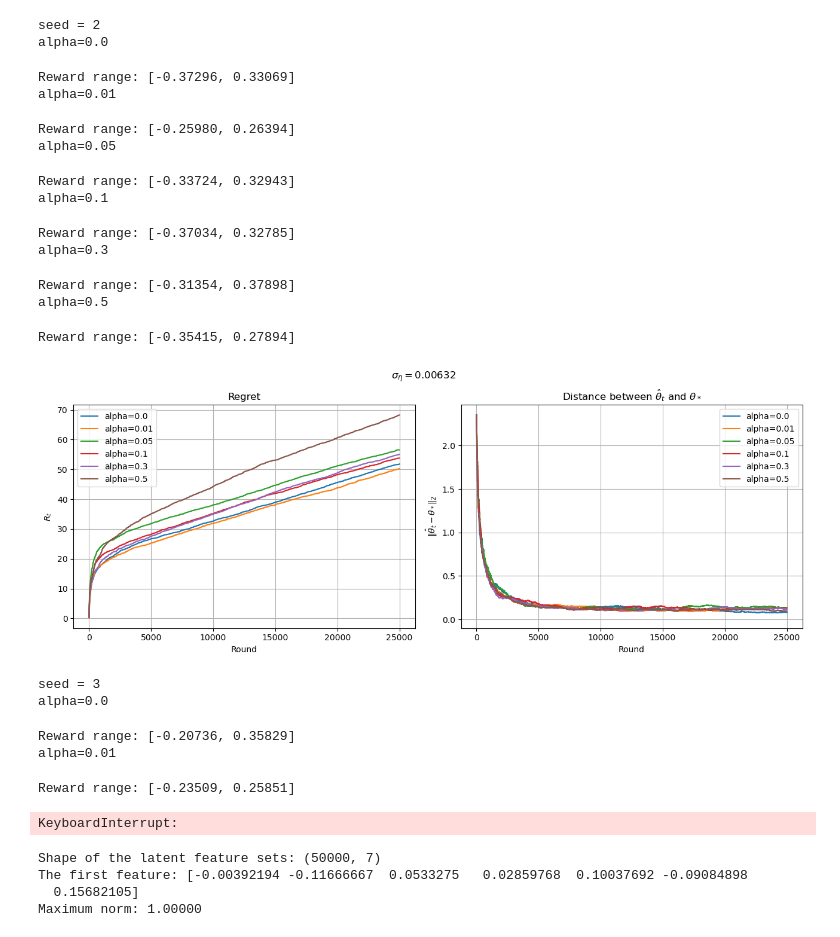
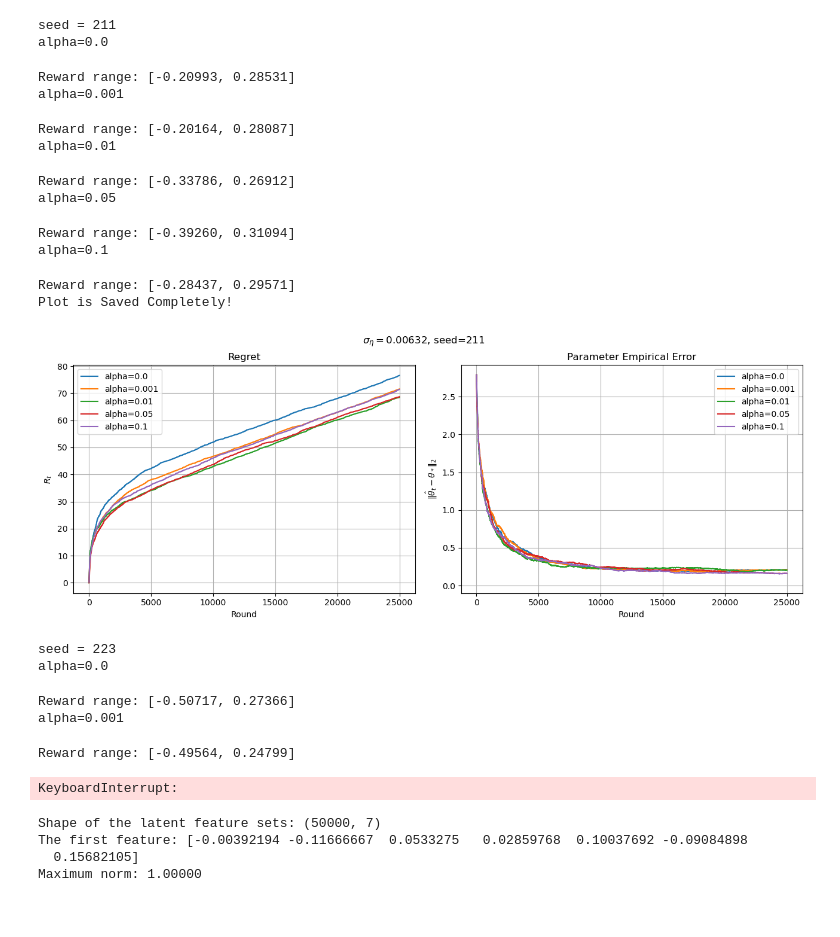
Before and after one commit to ImPJH/PHD, a Jupyter notebook: latent-contextual-bandit/modules/Test.ipynb, the cells around one changed output. Saved outputs shown, nothing was run; the diff lists cells and outputs as text; code cells hidden in the pictures.

Commit message:
upload seed test

```diff
--- a/latent-contextual-bandit/modules/Test.ipynb
+++ b/latent-contextual-bandit/modules/Test.ipynb
@@ -33,14 +31,17 @@ print(seeds)
 # %%
 reward_std = 0.1
 context_std = 1 / np.sqrt(T)
-alphas = [0., 0.01, 0.05, 0.1, 0.3, 0.5]
+alphas = [0., 0.001, 0.01, 0.05, 0.1]
 trials = 1
 
 for seed in seeds:
     print(f"seed = {seed}")
-    Z = feature_sampler(dimension=k, feat_dist="gaussian", size=M, disjoint=True, bound=feature_bound, bound_method="scaling", random_state=seed)
-    A = mapping_generator(latent_dim=k, obs_dim=d, distribution="uniform", upper_bound=mapping_bound, random_state=((seed*13)//3))
-    true_mu = param_generator(dimension=k, distribution="uniform", disjoint=True, bound=param_bound, random_state=((seed*13)//3)+1)
+    Z = feature_sampler(dimension=k, feat_dist="gaussian", size=M, disjoint=True,
+                        bound=feature_bound, bound_method="scaling", random_state=seed)
+    A = mapping_generator(latent_dim=k, obs_dim=d, distribution="uniform",
+                          upper_bound=mapping_bound, random_state=((seed*13)//3))
+    true_mu = param_generator(dimension=k, distribution="uniform", disjoint=True,
+                              bound=param_bound, random_state=((seed*13)//3)+1)
     B = left_pseudo_inverse(A)
     true_theta = B.T @ true_mu
 
@@ -63,14 +64,14 @@ for seed in seeds:
                 action_set = latent_set @ A.T + context_noise
 
                 ## clipping
-                for i in range(N):
-                    action = action_set[i, :]
-                    if l2norm(action) > feature_bound:
-                        action_set[i, :] *= (feature_bound / l2norm(action))
+#                 for i in range(N):
+#                     action = action_set[i, :]
+#                     if l2norm(action) > feature_bound:
+#                         action_set[i, :] *= (feature_bound / l2norm(action))
 
-    #             ## scaling
-    #             maxnorm = np.max([l2norm(action) for action in action_set])
-    #             action_set *= (feature_bound / maxnorm)
+#                 ## scaling
+#                 maxnorm = np.max([l2norm(action) for action in action_set])
+#                 action_set *= (feature_bound / maxnorm)
 
                 ## sample the reward noise and compute the reward
                 reward_noise = subgaussian_noise(distribution="gaussian", size=N, std=reward_std, random_state=seed_+1)
@@ -93,54 +94,55 @@ for seed in seeds:
                 ## update the agent
                 agent.update(x=chosen_context, r=chosen_reward)
 
             regret_container[trial] = np.cumsum(regrets)
             error_container[trial] = errors
         result[alpha] = (regret_container, error_container)
 
     NROWS, NCOLS = 1, 2
     title = r"$\sigma_\eta=$"
     fig, ax = plt.subplots(nrows=NROWS, ncols=NCOLS, figsize=(13, 5))
 
     for i in range(NROWS):
         for j in range(NCOLS):
             for key in result:
                 item = result[key][j]
                 ax[j].plot(np.mean(item, axis=0), label=f"alpha={key}")
                 ax[j].set_xlabel("Round")
                 if j == 0:
                     ax[j].set_ylabel(r"$R_t$")
                     ax[j].set_title("Regret")
                 else:
                     ax[j].set_ylim(-0.1, None)
                     ax[j].set_ylabel(r"${\Vert \hat{\theta}_t - \theta_*\Vert}_2$")
-                    ax[j].set_title(r"Distance between $\hat\theta_t$ and $\theta_*$")
+                    ax[j].set_title(r"Parameter Empirical Error")
                 ax[j].grid(True)
                 ax[j].legend()
 
     fig.tight_layout(rect=[0, 0, 1, 0.95])
-    fig.suptitle(f"{title}{context_std:.5f}")
+    fig.suptitle(f"{title}{context_std:.5f}, seed={seed}")
+    fname = f"seed_{seed}.png"
+    save_plot(fig, path='seed_comparison', fname=fname)
     plt.show()
 # %% [output]
-seed = 2
+seed = 211
 alpha=0.0
-Reward range: [-0.37296, 0.33069]
-alpha=0.01
+Reward range: [-0.20993, 0.28531]
+alpha=0.001
-Reward range: [-0.25980, 0.26394]
-alpha=0.05
+Reward range: [-0.20164, 0.28087]
+alpha=0.01
-Reward range: [-0.33724, 0.32943]
-alpha=0.1
+Reward range: [-0.33786, 0.26912]
+alpha=0.05
-Reward range: [-0.37034, 0.32785]
-alpha=0.3
+Reward range: [-0.39260, 0.31094]
+alpha=0.1
-Reward range: [-0.31354, 0.37898]
-alpha=0.5
+Reward range: [-0.28437, 0.29571]
+Plot is Saved Completely!
+[figure, new version]
-Reward range: [-0.35415, 0.27894]
+seed = 223
+alpha=0.0
-[figure, old version]
-seed = 3
-alpha=0.0
+Reward range: [-0.50717, 0.27366]
+alpha=0.001
-Reward range: [-0.20736, 0.35829]
-alpha=0.01
+Reward range: [-0.49564, 0.24799]
-Reward range: [-0.23509, 0.25851]
+KeyboardInterrupt:
-KeyboardInterrupt:
 # %%
 Z = feature_sampler(dimension=k, feat_dist="gaussian", size=M, disjoint=True, bound=feature_bound,
                     bound_method="scaling", random_state=SEED)
```
Also changed, not shown: parts of 2 cells of this notebook, 3 other files.
